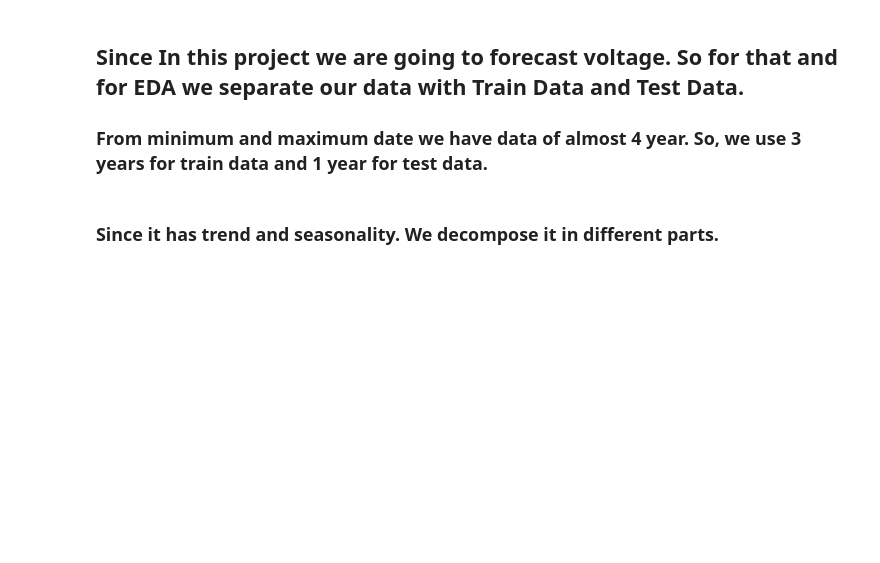
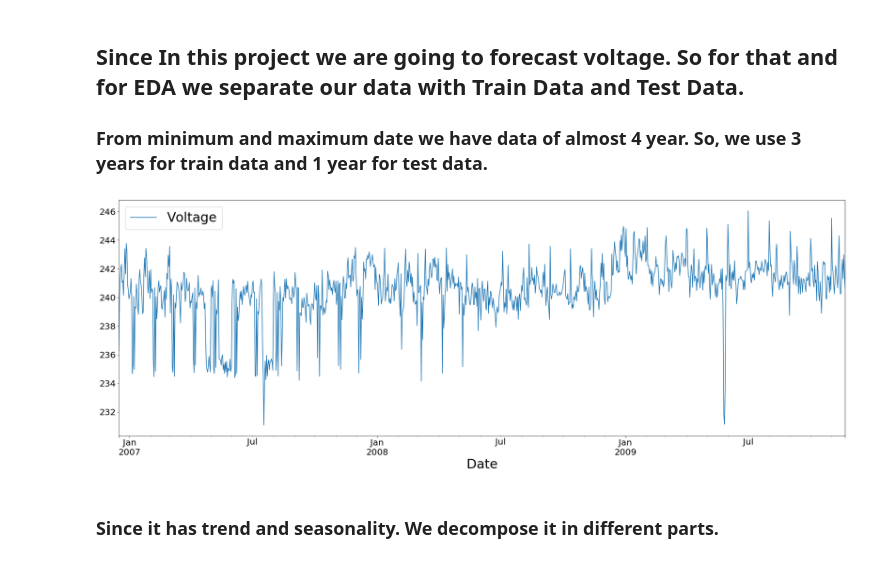
Before and after one commit to SSehrawat1720/ML-Projects, a Jupyter notebook: Time Series Forecasting France House Energy.ipynb, the cells around one changed output. Drawn from its saved outputs; the diff is of its cells as text; code cells hidden in the pictures; blank space fills up the shorter version.

```diff
--- a/Time Series Forecasting France House Energy.ipynb
+++ b/Time Series Forecasting France House Energy.ipynb
@@ -202,8 +334,10 @@ test_data.info()
 # %%
-train_data[['Voltage']].plot(figsize=[30,10],fontsize=20)
+Data['Voltage'][0:1072].plot(figsize=[30,10],fontsize=20)
 plt.legend(fontsize=30)
 plt.xlabel('Date',fontsize=30)
 plt.show()
+# %% [output]
+[figure, added]
 # %% [markdown]
 ### Since it has trend and seasonality. We decompose it in different parts.
 # %% [markdown]
```
Also changed, not shown: parts of 62 cells of this notebook.
